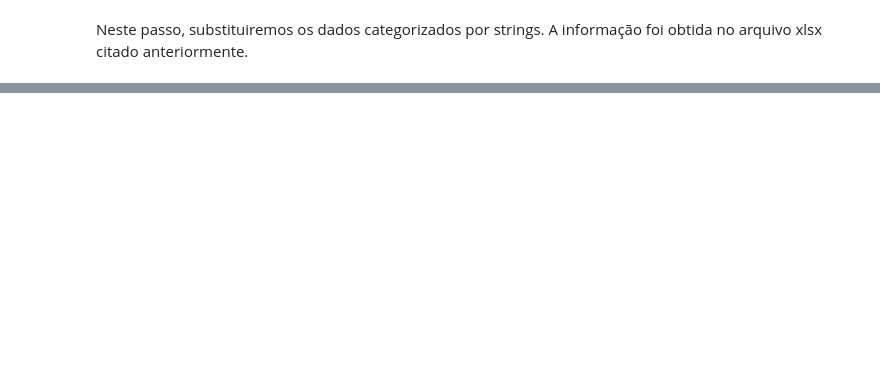
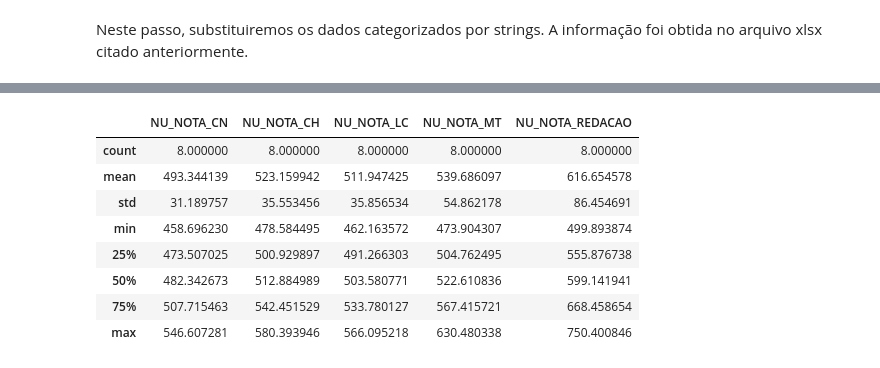
Before and after one commit to alexandrecbastos/microdados_enem_2022, a Jupyter notebook: eda_enem_2022.ipynb, the cells around one changed output, grey strips where cells are left out. Saved outputs shown, nothing was run; the diff lists cells and outputs as text; code cells hidden in the pictures; blank space fills up the shorter version.

```diff
--- a/eda_enem_2022.ipynb
+++ b/eda_enem_2022.ipynb
@@ -130,0 +284,13 @@ df_1.groupby(['TP_DEPENDENCIA_ADM_ESC']).agg({'NU_NOTA_CN':'mean', 'NU_NOTA_CH':
+# %%
+df_1.groupby(['Q001']).agg({'NU_NOTA_CN':'mean', 'NU_NOTA_CH':'mean', 'NU_NOTA_LC':'mean',
+                                        'NU_NOTA_MT':'mean', 'NU_NOTA_REDACAO':'mean'}).describe()
+# %% [output]
+|  | NU_NOTA_CN | NU_NOTA_CH | NU_NOTA_LC | NU_NOTA_MT | NU_NOTA_REDACAO |
+| count | 8.000000 | 8.000000 | 8.000000 | 8.000000 | 8.000000 |
+| mean | 493.344139 | 523.159942 | 511.947425 | 539.686097 | 616.654578 |
+| std | 31.189757 | 35.553456 | 35.856534 | 54.862178 | 86.454691 |
+| min | 458.696230 | 478.584495 | 462.163572 | 473.904307 | 499.893874 |
+| 25% | 473.507025 | 500.929897 | 491.266303 | 504.762495 | 555.876738 |
+| 50% | 482.342673 | 512.884989 | 503.580771 | 522.610836 | 599.141941 |
+| 75% | 507.715463 | 542.451529 | 533.780127 | 567.415721 | 668.458654 |
+| max | 546.607281 | 580.393946 | 566.095218 | 630.480338 | 750.400846 |
```
Also changed, not shown: parts of 18 cells of this notebook.
